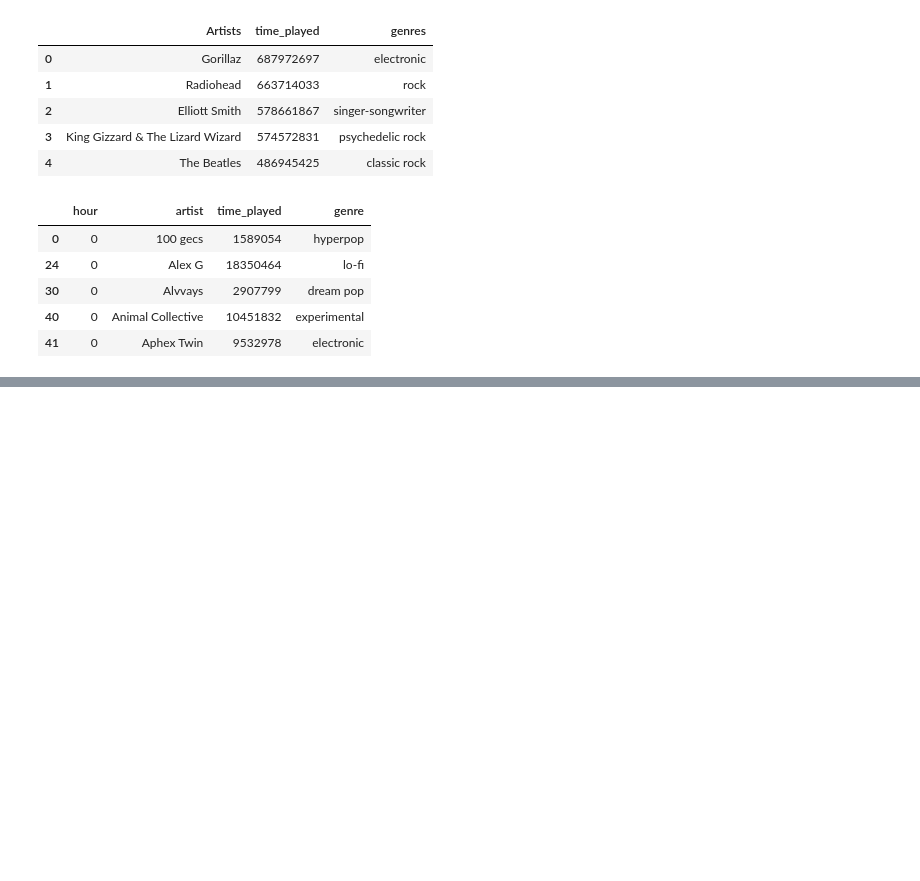
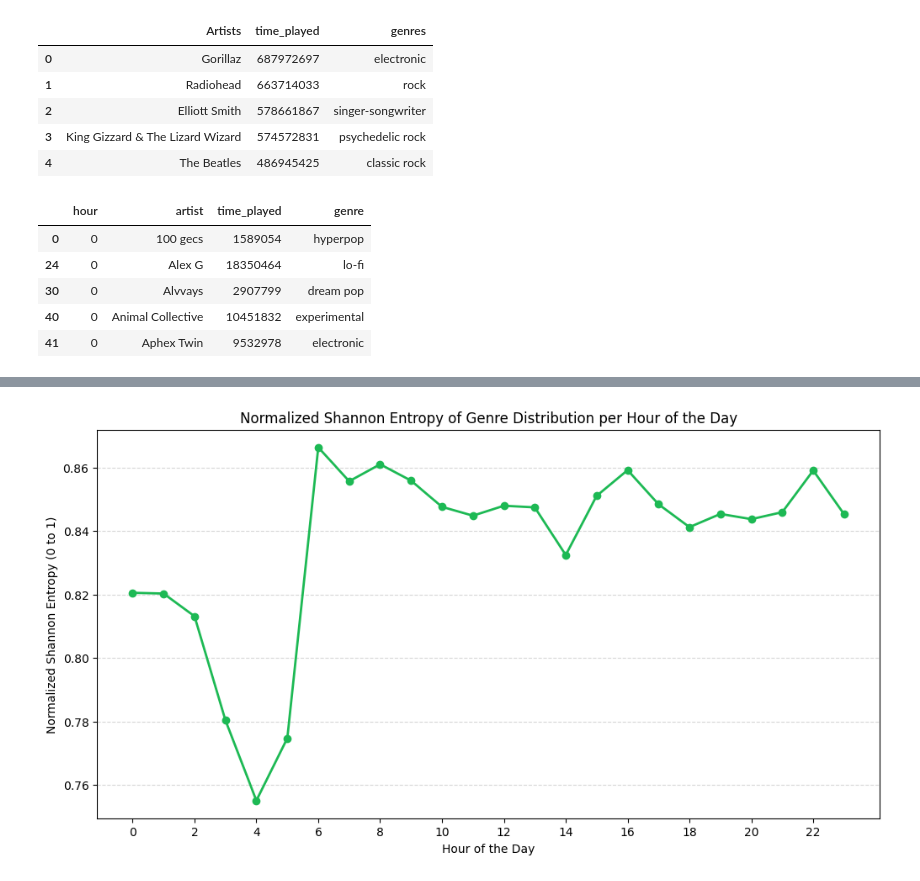
Before and after one commit to whatsername07/Data-Analysis-on-Spotify-Streaming-History, a Jupyter notebook: circadian.ipynb, the cells around one changed output, grey strips where cells are left out. Drawn from its saved outputs; the diff is of its cells as text; code cells hidden in the pictures; blank space fills up the shorter version.

Commit message:
Added Shannon entropy calculations and visualisation

```diff
--- a/circadian.ipynb
+++ b/circadian.ipynb
@@ -223,3 +224,7 @@ artist_counts.head()
 | 30 | 0 | Alvvays | 2907799 | dream pop |
 | 40 | 0 | Animal Collective | 10451832 | experimental |
 | 41 | 0 | Aphex Twin | 9532978 | electronic |
+# %%
+# Calculate genre listening time per hour
+hourly_genre_time = (artist_counts.groupby(['hour', 'genre'])['time_played'].sum().reset_index())
+hourly_genre_time.head()
@@ -225,0 +238,4 @@ artist_counts.head()
+# %%
+# Calculate Shannon entropy for each hour based on genre distribution
+hourly_entropy = (hourly_genre_time.groupby('hour')['time_played'].apply(lambda x: entropy(x, base=2)).reset_index(name='shannon_entropy'))
+hourly_entropy.head()
@@ -225,0 +249,7 @@ artist_counts.head()
+# %%
+# Normalise the entropy on a 0-1 scale for better visualization
+total_unique_genres = artist_counts['genre'].nunique()
+max_possible_entropy = np.log2(total_unique_genres)
+
+hourly_entropy['normalized_entropy'] = hourly_entropy['shannon_entropy'] / max_possible_entropy
+hourly_entropy.head()
@@ -225,0 +263,12 @@ artist_counts.head()
+# %%
+# Plotting Shannon entropy over the hours of the day
+plt.figure(figsize=(12, 6))
+plt.plot(hourly_entropy['hour'], hourly_entropy['normalized_entropy'], marker='o', ls='-', c='#1DB954', linewidth=2)
+plt.grid(axis='y', linestyle='--', alpha=0.5)
+plt.title('Normalized Shannon Entropy of Genre Distribution per Hour of the Day')
+plt.xlabel('Hour of the Day')
+plt.ylabel('Normalized Shannon Entropy (0 to 1)')
+plt.xticks(range(0,24,2))
+plt.show()
+# %% [output]
+[figure, added]
```
Also changed, not shown: parts of 4 cells of this notebook.
